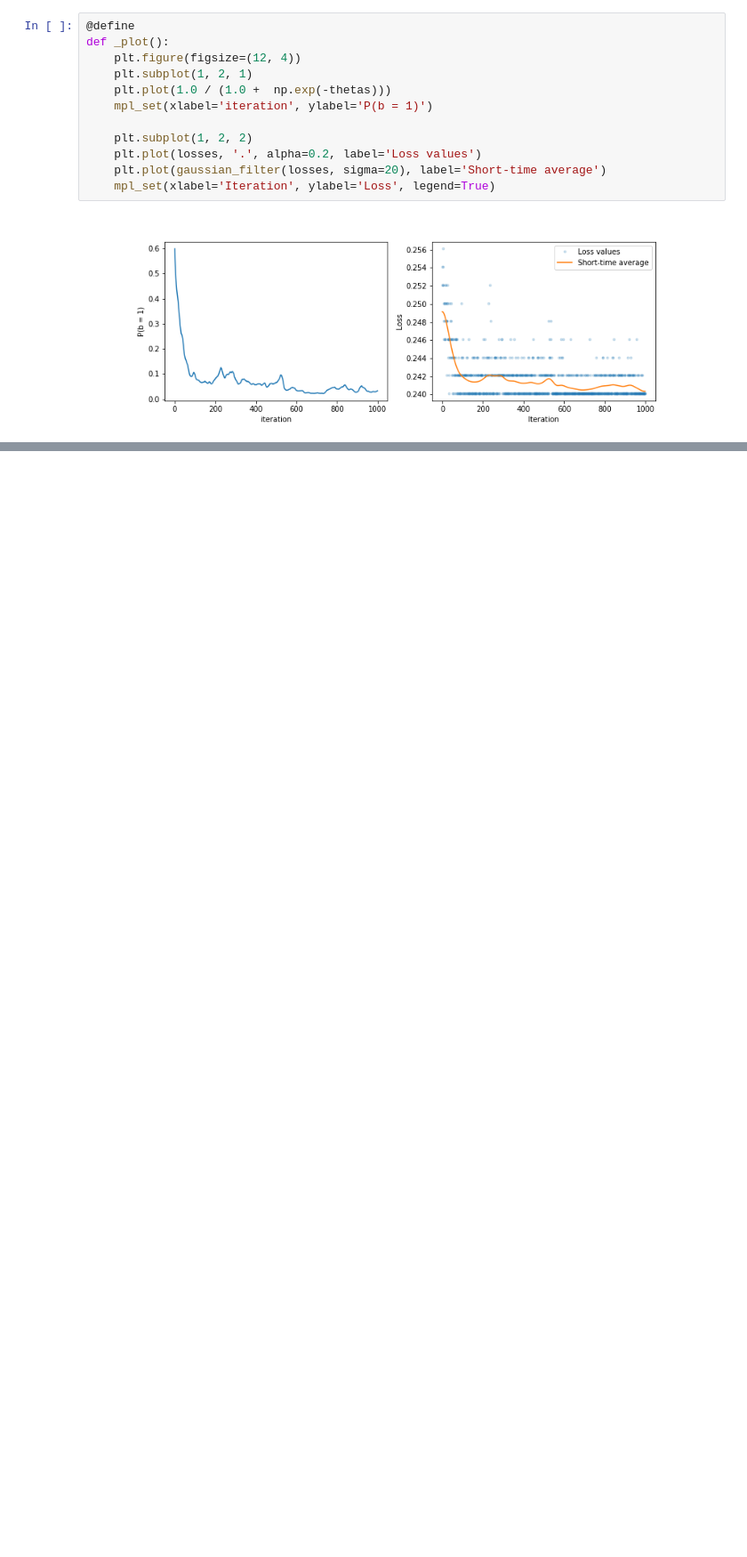
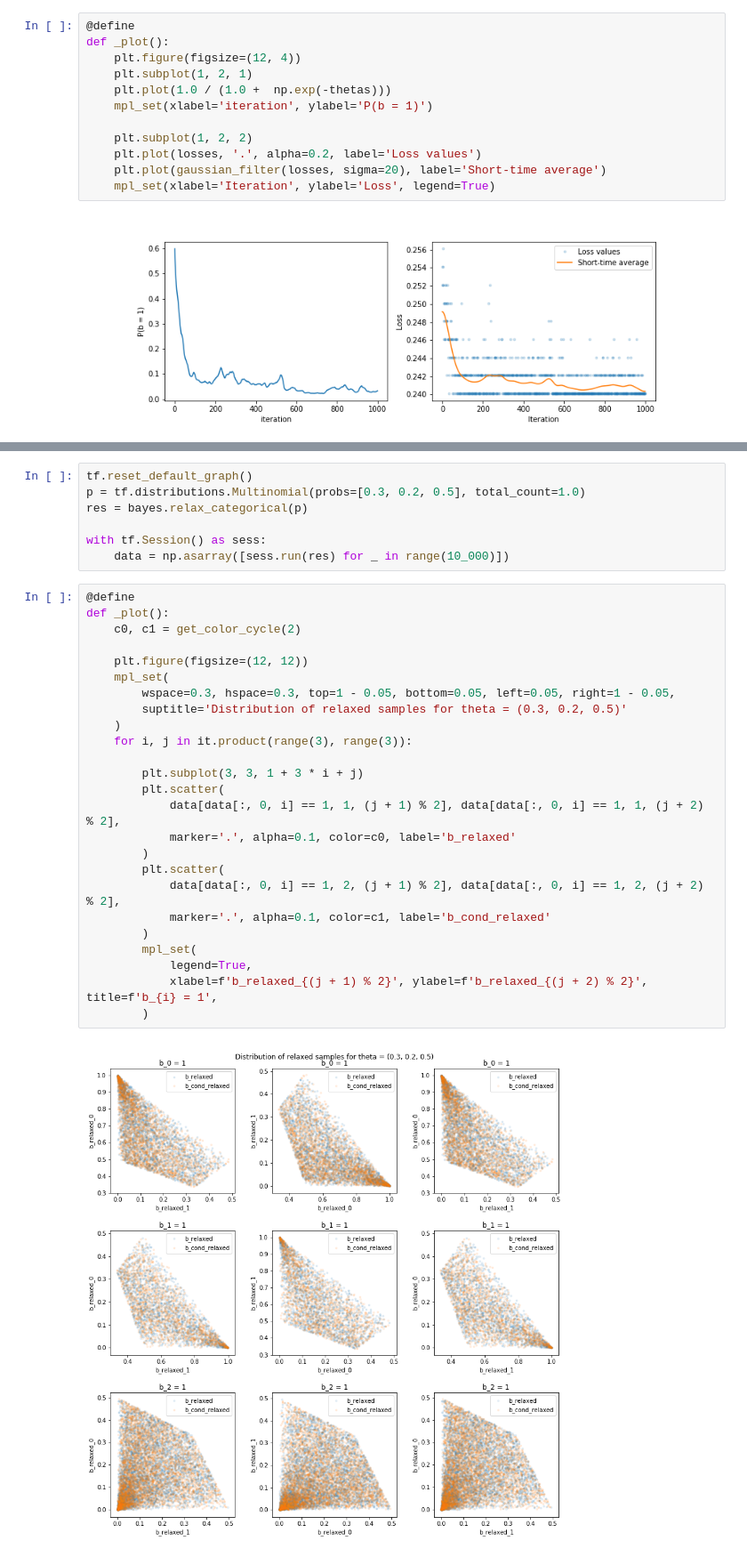
Before and after one commit to chmp/misc-exp, a Jupyter notebook: BuildingBlocks/BlackBox.ipynb, the cells around one changed output, grey strips where cells are left out. Shown at 89% size. Cells and saved outputs as stored; diff of their text form; blank space fills up the shorter version.

```diff
--- a/BuildingBlocks/BlackBox.ipynb
+++ b/BuildingBlocks/BlackBox.ipynb
@@ -670,0 +703,34 @@ def _plot():
+# %%
+tf.reset_default_graph()
+p = tf.distributions.Multinomial(probs=[0.3, 0.2, 0.5], total_count=1.0)
+res = bayes.relax_categorical(p)
+
+with tf.Session() as sess:
+    data = np.asarray([sess.run(res) for _ in range(10_000)])
+# %%
+@define
+def _plot():
+    c0, c1 = get_color_cycle(2)
+
+    plt.figure(figsize=(12, 12))
+    mpl_set(
+        wspace=0.3, hspace=0.3, top=1 - 0.05, bottom=0.05, left=0.05, right=1 - 0.05,
+        suptitle='Distribution of relaxed samples for theta = (0.3, 0.2, 0.5)'
+    )
+    for i, j in it.product(range(3), range(3)):
+
+        plt.subplot(3, 3, 1 + 3 * i + j)
+        plt.scatter(
+            data[data[:, 0, i] == 1, 1, (j + 1) % 2], data[data[:, 0, i] == 1, 1, (j + 2) % 2],
+            marker='.', alpha=0.1, color=c0, label='b_relaxed'
+        )
+        plt.scatter(
+            data[data[:, 0, i] == 1, 2, (j + 1) % 2], data[data[:, 0, i] == 1, 2, (j + 2) % 2],
+            marker='.', alpha=0.1, color=c1, label='b_cond_relaxed'
+        )
+        mpl_set(
+            legend=True,
+            xlabel=f'b_relaxed_{(j + 1) % 2}', ylabel=f'b_relaxed_{(j + 2) % 2}', title=f'b_{i} = 1',
+        )
+# %% [output]
+[figure, added]
```
Also changed, not shown: parts of 4 cells of this notebook, 1 other file.
